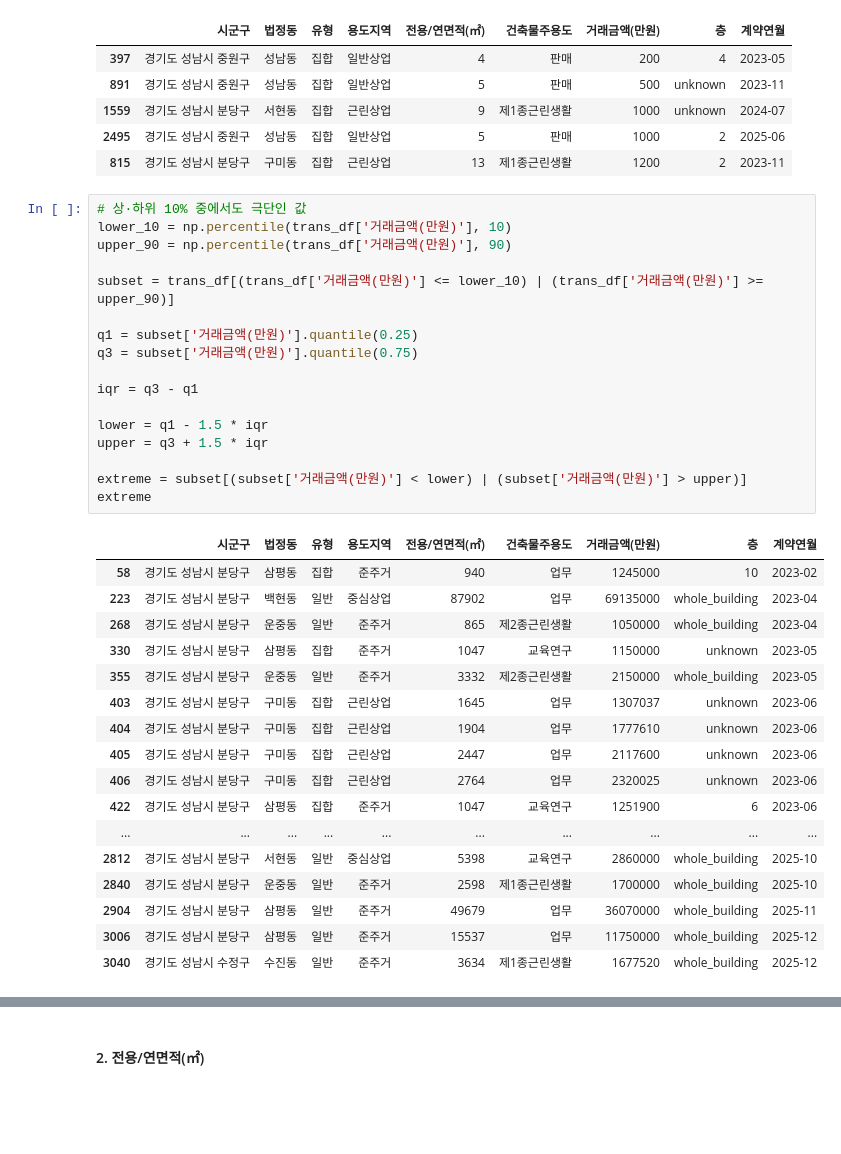
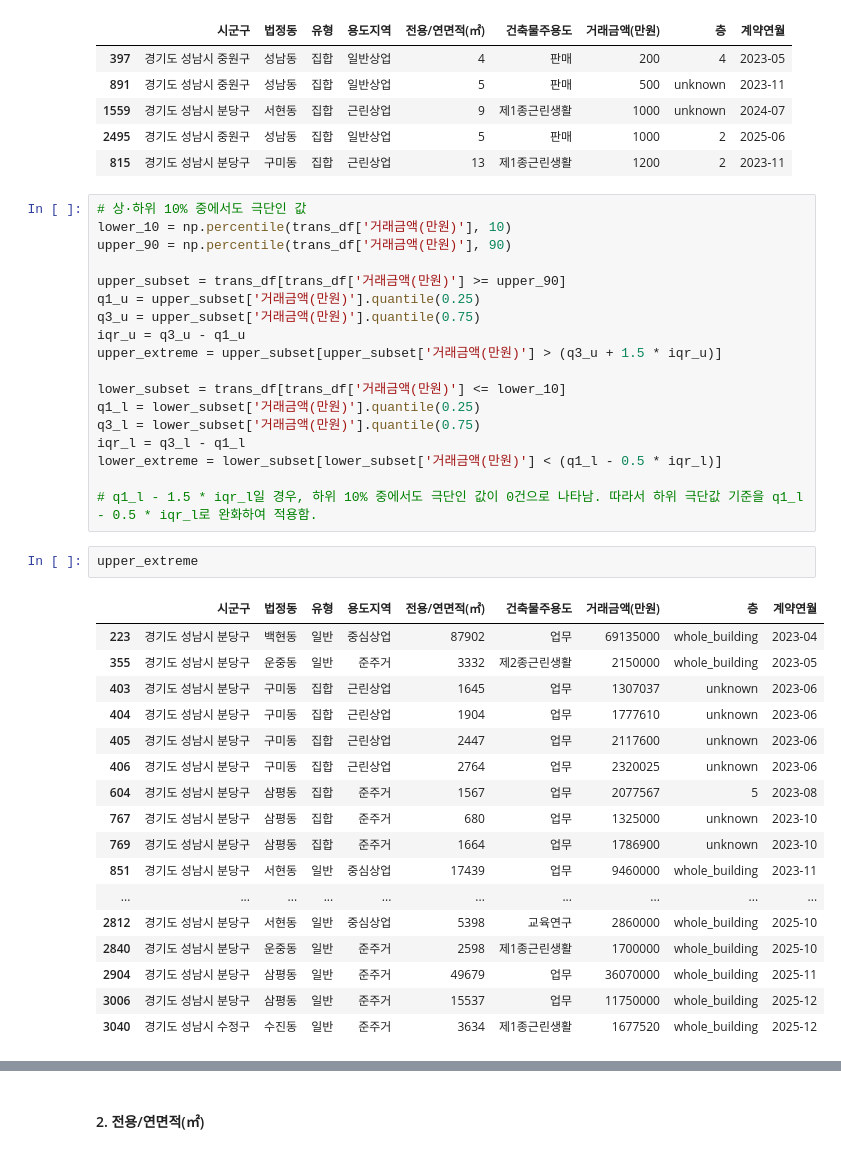
Before and after one commit to bulsajo1/final_project, a Jupyter notebook: eunbi/new_거래량_2차 전처리.ipynb, the cells around one changed output, grey strips where cells are left out. Saved outputs shown, nothing was run; the diff lists cells and outputs as text; blank space fills up the shorter version.

```diff
--- a/eunbi/new_거래량_2차 전처리.ipynb
+++ b/eunbi/new_거래량_2차 전처리.ipynb
@@ -275,33 +275,36 @@ trans_df.sort_values(by='거래금액(만원)').head()
 lower_10 = np.percentile(trans_df['거래금액(만원)'], 10)
 upper_90 = np.percentile(trans_df['거래금액(만원)'], 90)
 
-subset = trans_df[(trans_df['거래금액(만원)'] <= lower_10) | (trans_df['거래금액(만원)'] >= upper_90)]
+upper_subset = trans_df[trans_df['거래금액(만원)'] >= upper_90]
+q1_u = upper_subset['거래금액(만원)'].quantile(0.25)
+q3_u = upper_subset['거래금액(만원)'].quantile(0.75)
+iqr_u = q3_u - q1_u
+upper_extreme = upper_subset[upper_subset['거래금액(만원)'] > (q3_u + 1.5 * iqr_u)]
 
-q1 = subset['거래금액(만원)'].quantile(0.25)
-q3 = subset['거래금액(만원)'].quantile(0.75)
+lower_subset = trans_df[trans_df['거래금액(만원)'] <= lower_10]
+q1_l = lower_subset['거래금액(만원)'].quantile(0.25)
+q3_l = lower_subset['거래금액(만원)'].quantile(0.75)
+iqr_l = q3_l - q1_l
+lower_extreme = lower_subset[lower_subset['거래금액(만원)'] < (q1_l - 0.5 * iqr_l)]
 
-iqr = q3 - q1
-
-lower = q1 - 1.5 * iqr
-upper = q3 + 1.5 * iqr
-
-extreme = subset[(subset['거래금액(만원)'] < lower) | (subset['거래금액(만원)'] > upper)]
-extreme
+# q1_l - 1.5 * iqr_l일 경우, 하위 10% 중에서도 극단인 값이 0건으로 나타남. 따라서 하위 극단값 기준을 q1_l - 0.5 * iqr_l로 완화하여 적용함.
-# %% [output]
-|  | 시군구 | 법정동 | 유형 | 용도지역 | 전용/연면적(㎡) | 건축물주용도 | 거래금액(만원) | 층 | 계약연월 |
-| 58 | 경기도 성남시 분당구 | 삼평동 | 집합 | 준주거 | 940 | 업무 | 1245000 | 10 | 2023-02 |
-| 223 | 경기도 성남시 분당구 | 백현동 | 일반 | 중심상업 | 87902 | 업무 | 69135000 | whole_building | 2023-04 |
-| 268 | 경기도 성남시 분당구 | 운중동 | 일반 | 준주거 | 865 | 제2종근린생활 | 1050000 | whole_building | 2023-04 |
-| 330 | 경기도 성남시 분당구 | 삼평동 | 집합 | 준주거 | 1047 | 교육연구 | 1150000 | unknown | 2023-05 |
-| 355 | 경기도 성남시 분당구 | 운중동 | 일반 | 준주거 | 3332 | 제2종근린생활 | 2150000 | whole_building | 2023-05 |
-| 403 | 경기도 성남시 분당구 | 구미동 | 집합 | 근린상업 | 1645 | 업무 | 1307037 | unknown | 2023-06 |
-| 404 | 경기도 성남시 분당구 | 구미동 | 집합 | 근린상업 | 1904 | 업무 | 1777610 | unknown | 2023-06 |
-| 405 | 경기도 성남시 분당구 | 구미동 | 집합 | 근린상업 | 2447 | 업무 | 2117600 | unknown | 2023-06 |
-| 406 | 경기도 성남시 분당구 | 구미동 | 집합 | 근린상업 | 2764 | 업무 | 2320025 | unknown | 2023-06 |
-| 422 | 경기도 성남시 분당구 | 삼평동 | 집합 | 준주거 | 1047 | 교육연구 | 1251900 | 6 | 2023-06 |
-| ... | ... | ... | ... | ... | ... | ... | ... | ... | ... |
-| 2812 | 경기도 성남시 분당구 | 서현동 | 일반 | 중심상업 | 5398 | 교육연구 | 2860000 | whole_building | 2025-10 |
-| 2840 | 경기도 성남시 분당구 | 운중동 | 일반 | 준주거 | 2598 | 제1종근린생활 | 1700000 | whole_building | 2025-10 |
-| 2904 | 경기도 성남시 분당구 | 삼평동 | 일반 | 준주거 | 49679 | 업무 | 36070000 | whole_building | 2025-11 |
-| 3006 | 경기도 성남시 분당구 | 삼평동 | 일반 | 준주거 | 15537 | 업무 | 11750000 | whole_building | 2025-12 |
-| 3040 | 경기도 성남시 수정구 | 수진동 | 일반 | 준주거 | 3634 | 제1종근린생활 | 1677520 | whole_building | 2025-12 |
+# %%
+upper_extreme
+# %% [output]
+|  | 시군구 | 법정동 | 유형 | 용도지역 | 전용/연면적(㎡) | 건축물주용도 | 거래금액(만원) | 층 | 계약연월 |
+| 223 | 경기도 성남시 분당구 | 백현동 | 일반 | 중심상업 | 87902 | 업무 | 69135000 | whole_building | 2023-04 |
+| 355 | 경기도 성남시 분당구 | 운중동 | 일반 | 준주거 | 3332 | 제2종근린생활 | 2150000 | whole_building | 2023-05 |
+| 403 | 경기도 성남시 분당구 | 구미동 | 집합 | 근린상업 | 1645 | 업무 | 1307037 | unknown | 2023-06 |
+| 404 | 경기도 성남시 분당구 | 구미동 | 집합 | 근린상업 | 1904 | 업무 | 1777610 | unknown | 2023-06 |
+| 405 | 경기도 성남시 분당구 | 구미동 | 집합 | 근린상업 | 2447 | 업무 | 2117600 | unknown | 2023-06 |
+| 406 | 경기도 성남시 분당구 | 구미동 | 집합 | 근린상업 | 2764 | 업무 | 2320025 | unknown | 2023-06 |
+| 604 | 경기도 성남시 분당구 | 삼평동 | 집합 | 준주거 | 1567 | 업무 | 2077567 | 5 | 2023-08 |
+| 767 | 경기도 성남시 분당구 | 삼평동 | 집합 | 준주거 | 680 | 업무 | 1325000 | unknown | 2023-10 |
+| 769 | 경기도 성남시 분당구 | 삼평동 | 집합 | 준주거 | 1664 | 업무 | 1786900 | unknown | 2023-10 |
+| 851 | 경기도 성남시 분당구 | 서현동 | 일반 | 중심상업 | 17439 | 업무 | 9460000 | whole_building | 2023-11 |
+| ... | ... | ... | ... | ... | ... | ... | ... | ... | ... |
+| 2812 | 경기도 성남시 분당구 | 서현동 | 일반 | 중심상업 | 5398 | 교육연구 | 2860000 | whole_building | 2025-10 |
+| 2840 | 경기도 성남시 분당구 | 운중동 | 일반 | 준주거 | 2598 | 제1종근린생활 | 1700000 | whole_building | 2025-10 |
+| 2904 | 경기도 성남시 분당구 | 삼평동 | 일반 | 준주거 | 49679 | 업무 | 36070000 | whole_building | 2025-11 |
+| 3006 | 경기도 성남시 분당구 | 삼평동 | 일반 | 준주거 | 15537 | 업무 | 11750000 | whole_building | 2025-12 |
+| 3040 | 경기도 성남시 수정구 | 수진동 | 일반 | 준주거 | 3634 | 제1종근린생활 | 1677520 | whole_building | 2025-12 |
```
Also changed, not shown: parts of 1 cell of this notebook.
